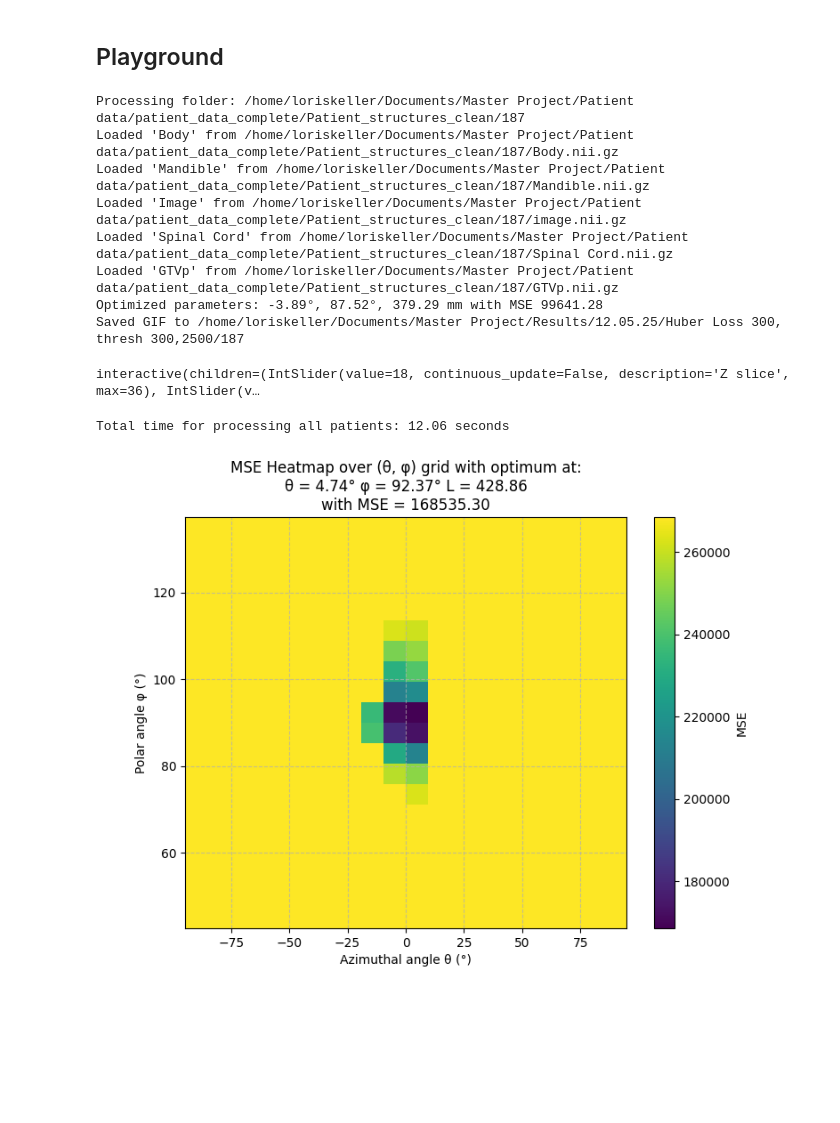
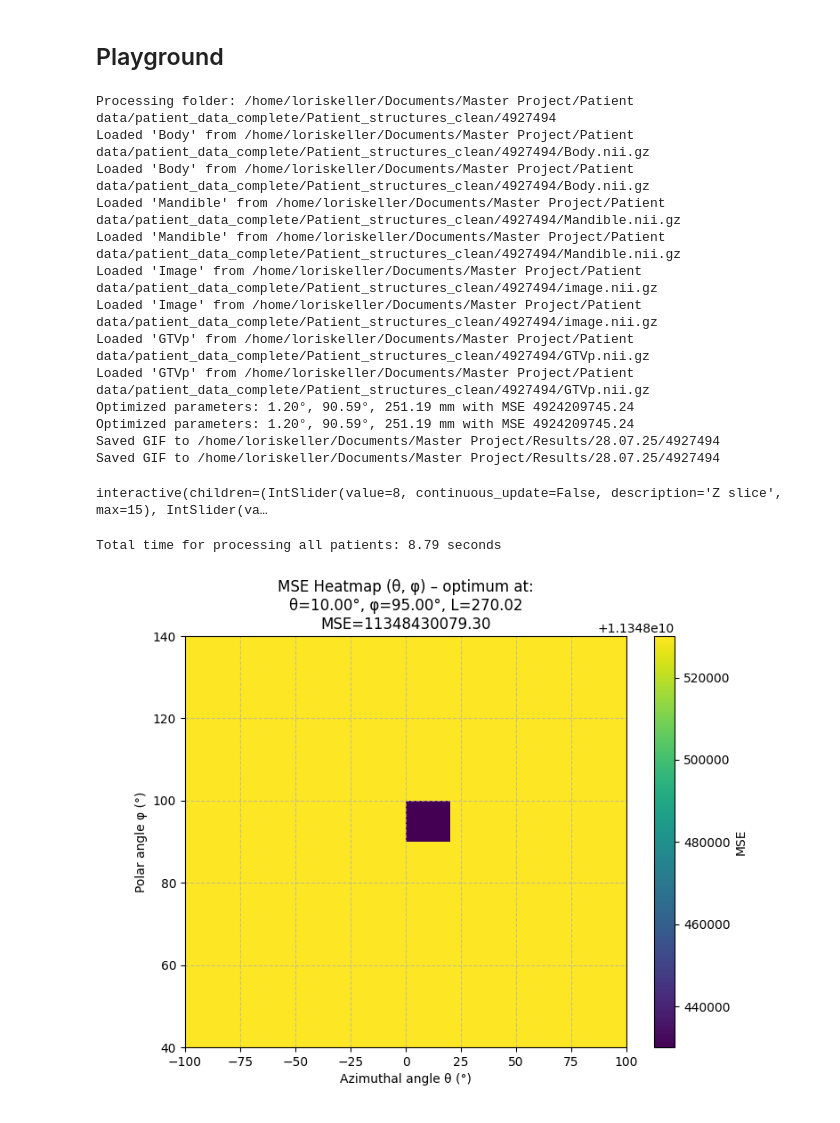
Before and after one commit to Kello-24/Mid-Sagittal-Plane-detection-CT, a Jupyter notebook: mid-sagittal-plane-detection/notebooks/midsagittal_plane_functions.ipynb, the cells around one changed output. Cells and saved outputs as stored; diff of their text form; code cells hidden in the pictures; blank space fills up the shorter version.

Commit message:
Changed alot of things, widget, inizialization according to delta estimation, ...

```diff
--- a/mid-sagittal-plane-detection/notebooks/midsagittal_plane_functions.ipynb
+++ b/mid-sagittal-plane-detection/notebooks/midsagittal_plane_functions.ipynb
@@ -345,36 +351,47 @@ def generate_normal(theta: float, phi: float) -> np.ndarray:
 # %% [markdown]
 ### Interpolation
 # %%
-def get_cached_interpolator(output_dir, image, voxel_size, filename='interpolator.joblib', method='cubic'):
+def get_cached_interpolator(output_dir, image, voxel_size,
+                            filename='interpolator.joblib',
+                            method='cubic',
+                            pad_slices=5):
     """
-    Load or build and cache a RegularGridInterpolator for the given image and voxel size.
+    Load or build and cache a RegularGridInterpolator for a cropped+Padded volume,
+    shifting the z‐coordinates so that z=0 aligns with the first slice of the original crop.
 
     Parameters
     ----------
     output_dir : str
         Directory to look for/save the cached interpolator.
     image : np.ndarray
-        The image data array.
+        Cropped+Padded image of shape (Ny, Nx, Nz_pad).
     voxel_size : sequence of 3 floats
         Physical spacing in mm along (Y, X, Z) axes.
     filename : str, optional
         Name of the .joblib file to load/save under output_dir.
     method : str, optional
         Interpolation method: 'cubic', 'linear', etc.
+    pad_slices : int, optional
+        Number of padded slices at the beginning of the volume. These
+        will be assigned negative z-coordinates.
 
     Returns
     -------
     RegularGridInterpolator
-        Interpolator mapping (y_mm, x_mm, z_mm) to image intensity.
+        Interpolator mapping (y_mm, x_mm, z_mm_shifted) to intensity,
+        where z_mm_shifted = 0 at the first slice *after* the pad.
     """
     os.makedirs(output_dir, exist_ok=True)
     interpolator_path = os.path.join(output_dir, filename)
 
+    Ny, Nx, Nz_pad = image.shape
+    dy, dx, dz = voxel_size
+
     # build physical‐space sample grids
-    Ny, Nx, Nz = image.shape
-    grid_y = np.arange(Ny) * voxel_size[0]
-    grid_x = np.arange(Nx) * voxel_size[1]
-    grid_z = np.arange(Nz) * voxel_size[2]
+    grid_y = np.arange(Ny) * dy
+    grid_x = np.arange(Nx) * dx
+    # shift z so that first un‐padded slice is at z=0
+    grid_z = (np.arange(Nz_pad) - pad_slices) * dz
 
     if os.path.exists(interpolator_path):
         interpolator = joblib.load(interpolator_path)
@@ -388,7 +405,7 @@ def get_cached_interpolator(output_dir, image, voxel_size, filename='interpolato
             fill_value=None
         )
         elapsed = time.time() - start
-        print(f"Cubic interpolator built in {elapsed:.2f}s and cached to\n  {interpolator_path}")
+        print(f"Interpolator built in {elapsed:.2f}s; cached to {interpolator_path}")
         joblib.dump(interpolator, interpolator_path)
 
     return interpolator
@@ -1022,27 +1388,31 @@ def MSP_pipeline(base_path,
 # %%
 MSP_pipeline(
     base_path =r"/home/loriskeller/Documents/Master Project/Patient data/patient_data_complete/Patient_structures_clean",
-    output_path = r"/home/loriskeller/Documents/Master Project/Results/12.05.25/Huber Loss 300, thresh 300,2500",
+    output_path = r"/home/loriskeller/Documents/Master Project/Results/28.07.25",
     structure_names = ["Image", "Body", "GTVp", "Spinal Cord", "Mandible"],
     slice_axis = 2,
-    HU_range=[300, 2500],
+    HU_range=[300, 2800],
     slice_range=None,
     azimuthal=(0, 90),
     polar=(90, 45),
-    initialization_steps=20,
-    delta=300,
+    initialization_steps=10,
     widget=True,
-    patient = 187
+    patient = 4927494
 )
 # %% [output]
-Processing folder: /home/loriskeller/Documents/Master Project/Patient data/patient_data_complete/Patient_structures_clean/187
-Loaded 'Body' from /home/loriskeller/Documents/Master Project/Patient data/patient_data_complete/Patient_structures_clean/187/Body.nii.gz
-Loaded 'Mandible' from /home/loriskeller/Documents/Master Project/Patient data/patient_data_complete/Patient_structures_clean/187/Mandible.nii.gz
-Loaded 'Image' from /home/loriskeller/Documents/Master Project/Patient data/patient_data_complete/Patient_structures_clean/187/image.nii.gz
-Loaded 'Spinal Cord' from /home/loriskeller/Documents/Master Project/Patient data/patient_data_complete/Patient_structures_clean/187/Spinal Cord.nii.gz
-Loaded 'GTVp' from /home/loriskeller/Documents/Master Project/Patient data/patient_data_complete/Patient_structures_clean/187/GTVp.nii.gz
-Optimized parameters: -3.89°, 87.52°, 379.29 mm with MSE 99641.28
-Saved GIF to /home/loriskeller/Documents/Master Project/Results/12.05.25/Huber Loss 300, thresh 300,2500/187
+Processing folder: /home/loriskeller/Documents/Master Project/Patient data/patient_data_complete/Patient_structures_clean/4927494
+Loaded 'Body' from /home/loriskeller/Documents/Master Project/Patient data/patient_data_complete/Patient_structures_clean/4927494/Body.nii.gz
+Loaded 'Body' from /home/loriskeller/Documents/Master Project/Patient data/patient_data_complete/Patient_structures_clean/4927494/Body.nii.gz
+Loaded 'Mandible' from /home/loriskeller/Documents/Master Project/Patient data/patient_data_complete/Patient_structures_clean/4927494/Mandible.nii.gz
+Loaded 'Mandible' from /home/loriskeller/Documents/Master Project/Patient data/patient_data_complete/Patient_structures_clean/4927494/Mandible.nii.gz
+Loaded 'Image' from /home/loriskeller/Documents/Master Project/Patient data/patient_data_complete/Patient_structures_clean/4927494/image.nii.gz
+Loaded 'Image' from /home/loriskeller/Documents/Master Project/Patient data/patient_data_complete/Patient_structures_clean/4927494/image.nii.gz
+Loaded 'GTVp' from /home/loriskeller/Documents/Master Project/Patient data/patient_data_complete/Patient_structures_clean/4927494/GTVp.nii.gz
+Loaded 'GTVp' from /home/loriskeller/Documents/Master Project/Patient data/patient_data_complete/Patient_structures_clean/4927494/GTVp.nii.gz
+Optimized parameters: 1.20°, 90.59°, 251.19 mm with MSE 4924209745.24
+Optimized parameters: 1.20°, 90.59°, 251.19 mm with MSE 4924209745.24
+Saved GIF to /home/loriskeller/Documents/Master Project/Results/28.07.25/4927494
+Saved GIF to /home/loriskeller/Documents/Master Project/Results/28.07.25/4927494
-interactive(children=(IntSlider(value=18, continuous_update=False, description='Z slice', max=36), IntSlider(v…
+interactive(children=(IntSlider(value=8, continuous_update=False, description='Z slice', max=15), IntSlider(va…
-Total time for processing all patients: 12.06 seconds
+Total time for processing all patients: 8.79 seconds
-[figure, old version]
+[figure, new version]
```
Also changed, not shown: parts of 9 cells of this notebook.
